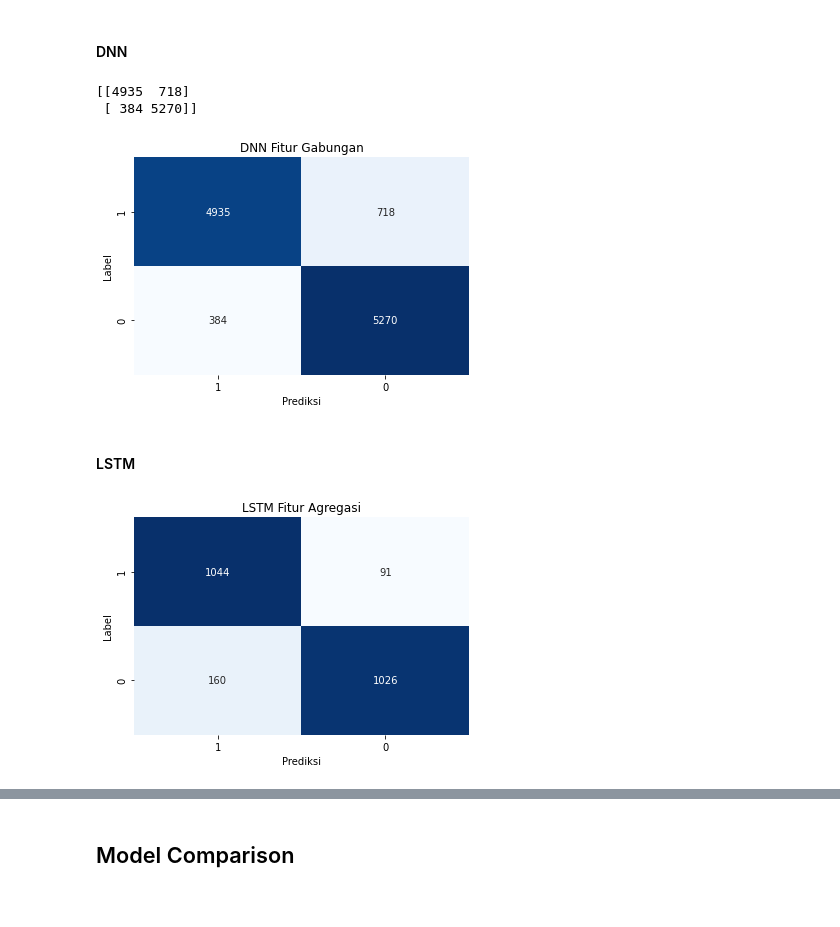
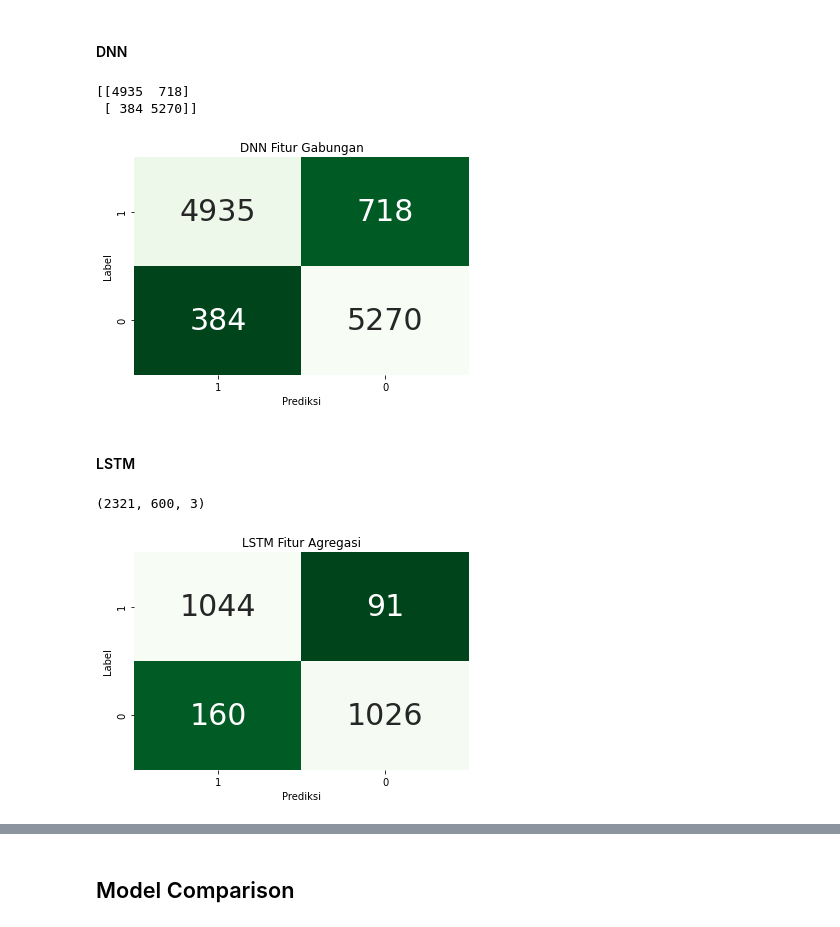
Before and after one commit to Arkoes07/skripsi-machine-learning, a Jupyter notebook: model_evaluation.ipynb, the cells around one changed output, grey strips where cells are left out. Saved outputs shown, nothing was run; the diff lists cells and outputs as text; code cells hidden in the pictures.

```diff
--- a/model_evaluation.ipynb
+++ b/model_evaluation.ipynb
@@ -135,10 +135,10 @@ FN = dnn_conf.numpy()[0][1]
 print(dnn_conf.numpy())
 
 plt.title('DNN Fitur Gabungan')
-sns.heatmap(dnn_conf.numpy(), annot=True, fmt='d', cmap='Blues', xticklabels=[1,0], yticklabels=[1,0], cbar=False)
+sns.heatmap(dnn_conf.numpy(), annot=True, fmt='d', cmap='Greens_r', xticklabels=[1,0], yticklabels=[1,0], cbar=False, annot_kws={"fontsize":30})
 plt.ylabel('Label')
 plt.xlabel('Prediksi')
-plt.savefig('plots/DNN_conf_matrix.png')
+plt.savefig('plots/DNN_conf_matrix_color.png')
 
 accuracy = (TP+TN)/(TP+TN+FP+FN)
 misclassification_rate = 1-accuracy
@@ -151,7 +151,7 @@ evaluations.append(['dnn all', accuracy, misclassification_rate, precision, reca
 # %% [output]
 [[4935  718]
  [ 384 5270]]
-[figure, old version]
+[figure, new version]
 # %% [markdown]
 #### LSTM
 # %%
@@ -159,42 +159,46 @@ lstm_model = tf.keras.models.load_model(lstm_model_path)
 # %%
 X_test_lstm = np.load('datasets/X_test_LSTM_agg-features.npy')
 y_test_lstm = np.load('datasets/y_test_LSTM_agg-features.npy')
+# %%
+X_test_lstm.shape
+# %% [output]
+(2321, 600, 3)
 # %%
 start_time = time.time()
 y_pred = lstm_model.predict(X_test_lstm)
 time_taken = (time.time() - start_time)/len(y_test_lstm) * 1000
 
 y_pred_lstm = []
 for pred in y_pred:
     if(pred >= 0.5):
         y_pred_lstm.append(1)
     else:
         y_pred_lstm.append(0)
 y_pred_lstm = np.array(y_pred_lstm)
 
 lstm_conf = tf.math.confusion_matrix(y_test_lstm, y_pred_lstm)
 
 TP = lstm_conf.numpy()[0][0]
 TN = lstm_conf.numpy()[1][1]
 FP = lstm_conf.numpy()[1][0]
 FN = lstm_conf.numpy()[0][1]
 
 plt.title('LSTM Fitur Agregasi')
-sns.heatmap(lstm_conf.numpy(), annot=True, fmt='d', cmap='Blues', xticklabels=[1,0], yticklabels=[1,0], cbar=False)
+sns.heatmap(lstm_conf.numpy(), annot=True, fmt='d', cmap='Greens_r', xticklabels=[1,0], yticklabels=[1,0], cbar=False, annot_kws={"fontsize":30})
 plt.ylabel('Label')
 plt.xlabel('Prediksi')
-plt.savefig('plots/LSTM_conf_matrix.png')
+plt.savefig('plots/LSTM_conf_matrix_color.png')
 
 accuracy = (TP+TN)/(TP+TN+FP+FN)
 misclassification_rate = 1-accuracy
 precision = TP/(TP+FP)
 recall = TP/(TP+FN)
 specificity = TN/(TN+FP)
 f1score = 2 * ((precision*recall)/(precision+recall))
 
 evaluations.append(['lstm agg', accuracy, misclassification_rate, precision, recall, specificity, f1score, time_taken])
 # %% [output]
-[figure, old version]
+[figure, new version]
 # %%
 df_evaluation = pd.DataFrame(evaluations, columns=['model','accuracy', 'misclassification_rate', 'precision', 'recall', 'specificity', 'f1score', 'time_taken'])
 # %%
```
Also changed, not shown: parts of 4 cells of this notebook, 12 other files.
